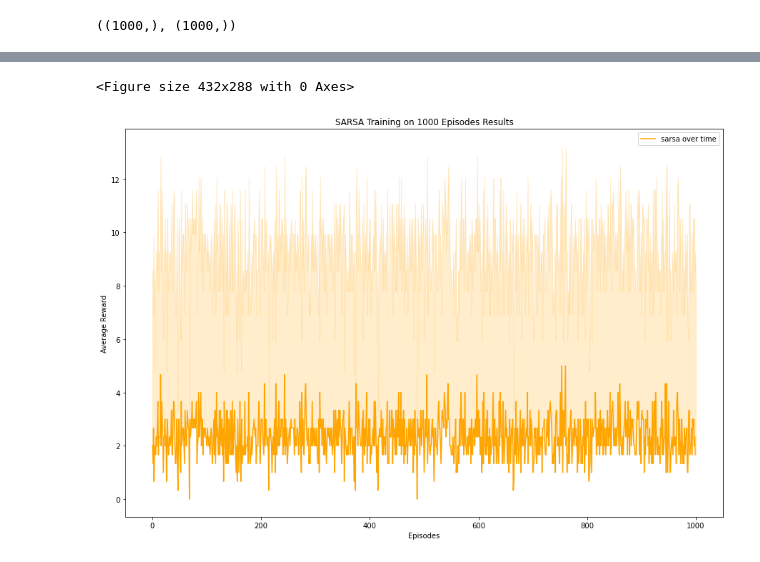
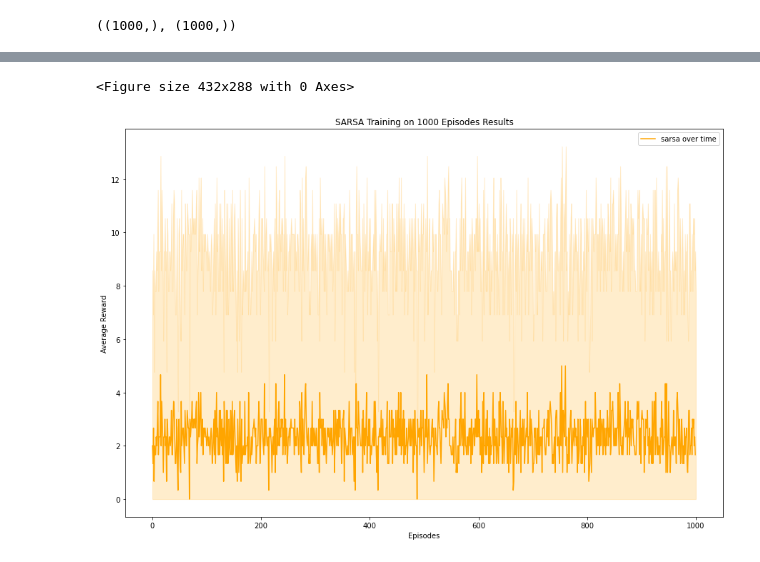
Before and after one commit to pablokvitca/tak-player-project, a Jupyter notebook: Results Analysis.ipynb, the cells around one changed output, grey strips where cells are left out. Saved outputs shown, nothing was run; the diff lists cells and outputs as text; code cells hidden in the pictures.

Commit message:
update sarsa plot

```diff
--- a/Results Analysis.ipynb
+++ b/Results Analysis.ipynb
@@ -941,26 +944,26 @@ mean.shape, std.shape
 # %%
 plt.tight_layout()
 fig = plt.figure(figsize=(15, 10))
 ax = fig.add_subplot(111)
 
 num_episodes = 1000
 
 x = np.linspace(0, num_episodes, num_episodes)
 conf_value = 1.645  # 90%
 
 ax.plot(mean, label="sarsa over time", color="orange")
 ax.fill_between(x,
-                mean,
+                np.max(np.array([mean - conf_value * std, np.zeros(mean.shape)]), axis=0),
                 mean + conf_value * std,
                 color="orange", alpha=0.2)
 
 ax.legend()
 ax.set_title("SARSA Training on 1000 Episodes Results")
 ax.set_xlabel("Episodes")
 ax.set_ylabel("Average Reward")
 
 plt.savefig("sarsa_training_1000_episodes.png")
 plt.show()
 # %% [output]
 <Figure size 432x288 with 0 Axes>
-[figure, old version]
+[figure, new version]
```
Also changed, not shown: parts of 1 cell of this notebook, 3 other files.
